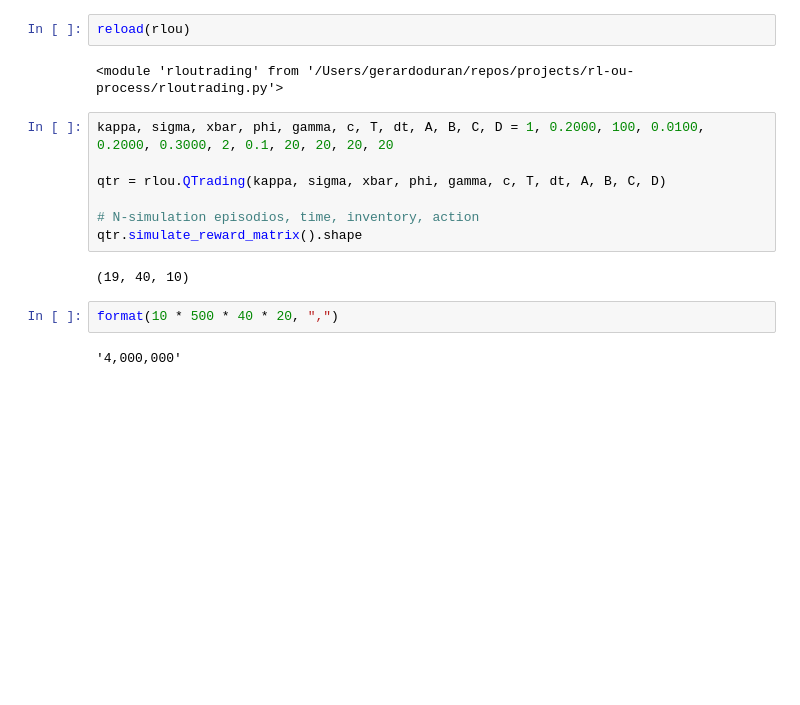
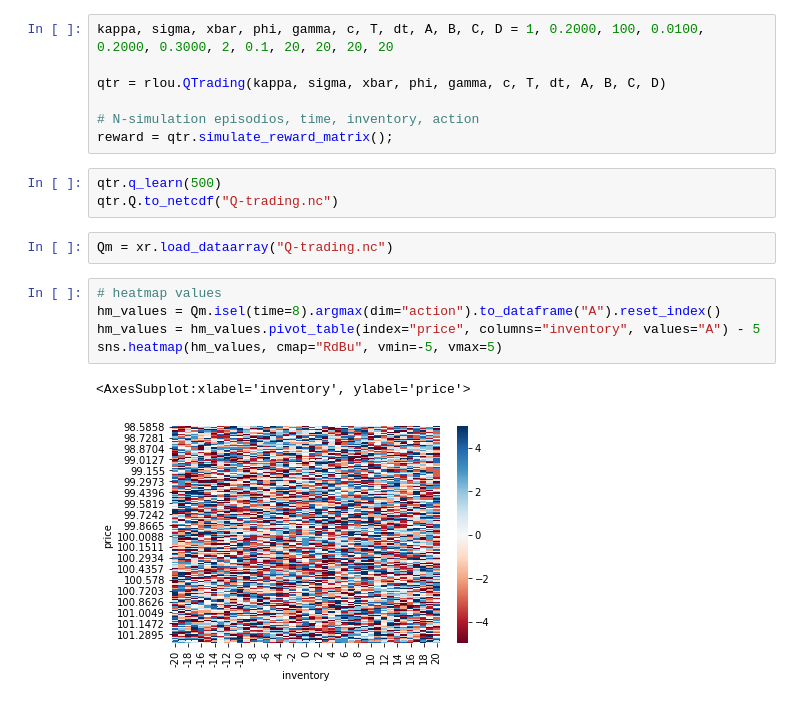
Before and after one commit to gerdm/rl-ou-process, a Jupyter notebook: test-implementation.ipynb, the cells around one changed output. Drawn from its saved outputs; the diff is of its cells as text; blank space fills up the shorter version.

Commit message:
feat: add learning process

```diff
--- a/test-implementation.ipynb
+++ b/test-implementation.ipynb
@@ -2,20 +7,23 @@
 import matplotlib.pyplot as plt
 import rloutrading as rlou
 from importlib import reload
-# %%
-reload(rlou)
-# %% [output]
-<module 'rloutrading' from '/Users/gerardoduran/repos/projects/rl-ou-process/rloutrading.py'>
 # %%
 kappa, sigma, xbar, phi, gamma, c, T, dt, A, B, C, D = 1, 0.2000, 100, 0.0100, 0.2000, 0.3000, 2, 0.1, 20, 20, 20, 20
 
 qtr = rlou.QTrading(kappa, sigma, xbar, phi, gamma, c, T, dt, A, B, C, D)
 
 # N-simulation episodios, time, inventory, action
-qtr.simulate_reward_matrix().shape
+reward = qtr.simulate_reward_matrix();
-# %% [output]
-(19, 40, 10)
-# %%
-format(10 * 500 * 40 * 20, ",")
-# %% [output]
-'4,000,000'
+# %%
+qtr.q_learn(500)
+qtr.Q.to_netcdf("Q-trading.nc")
+# %%
+Qm = xr.load_dataarray("Q-trading.nc")
+# %%
+# heatmap values
+hm_values = Qm.isel(time=8).argmax(dim="action").to_dataframe("A").reset_index()
+hm_values = hm_values.pivot_table(index="price", columns="inventory", values="A") - 5
+sns.heatmap(hm_values, cmap="RdBu", vmin=-5, vmax=5)
+# %% [output]
+<AxesSubplot:xlabel='inventory', ylabel='price'>
+[figure, added]
```
Also changed, not shown: parts of 2 cells of this notebook.
